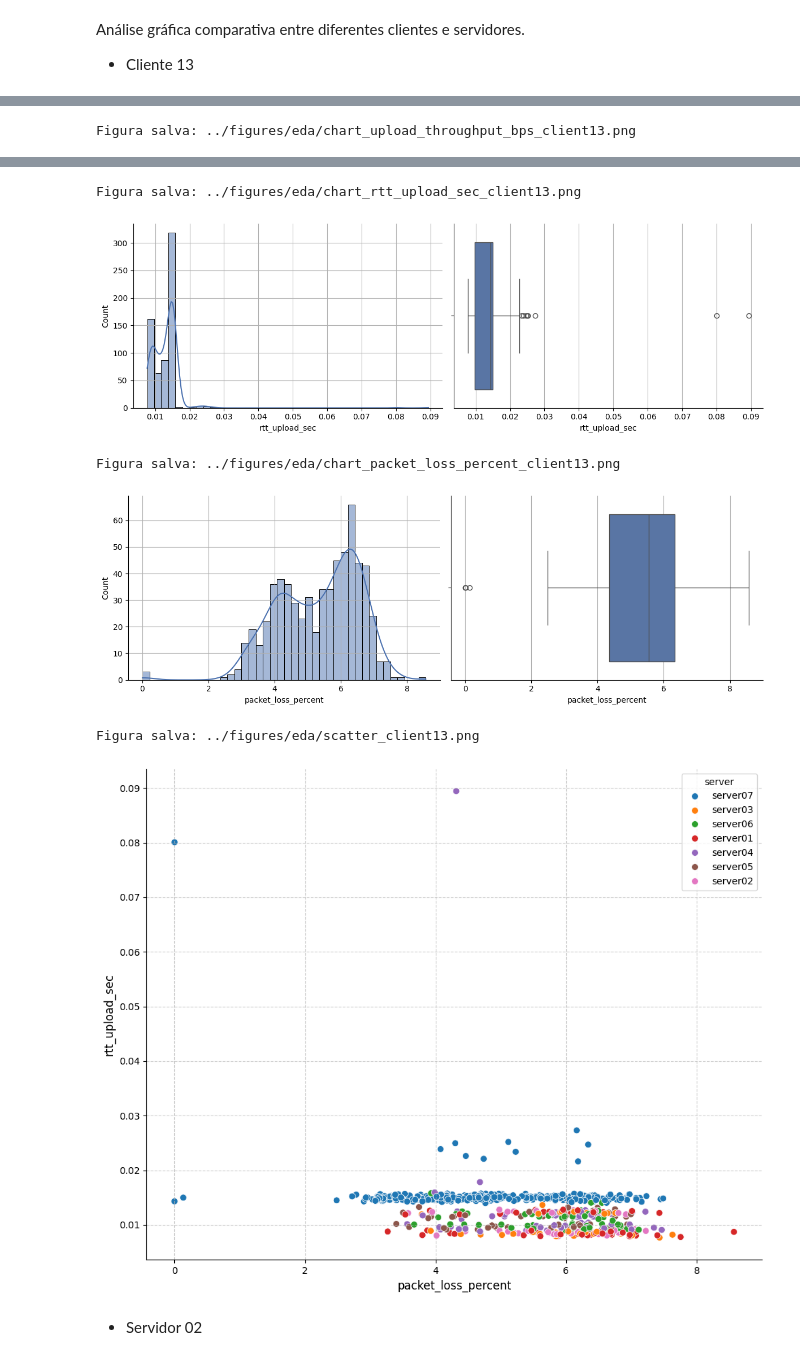
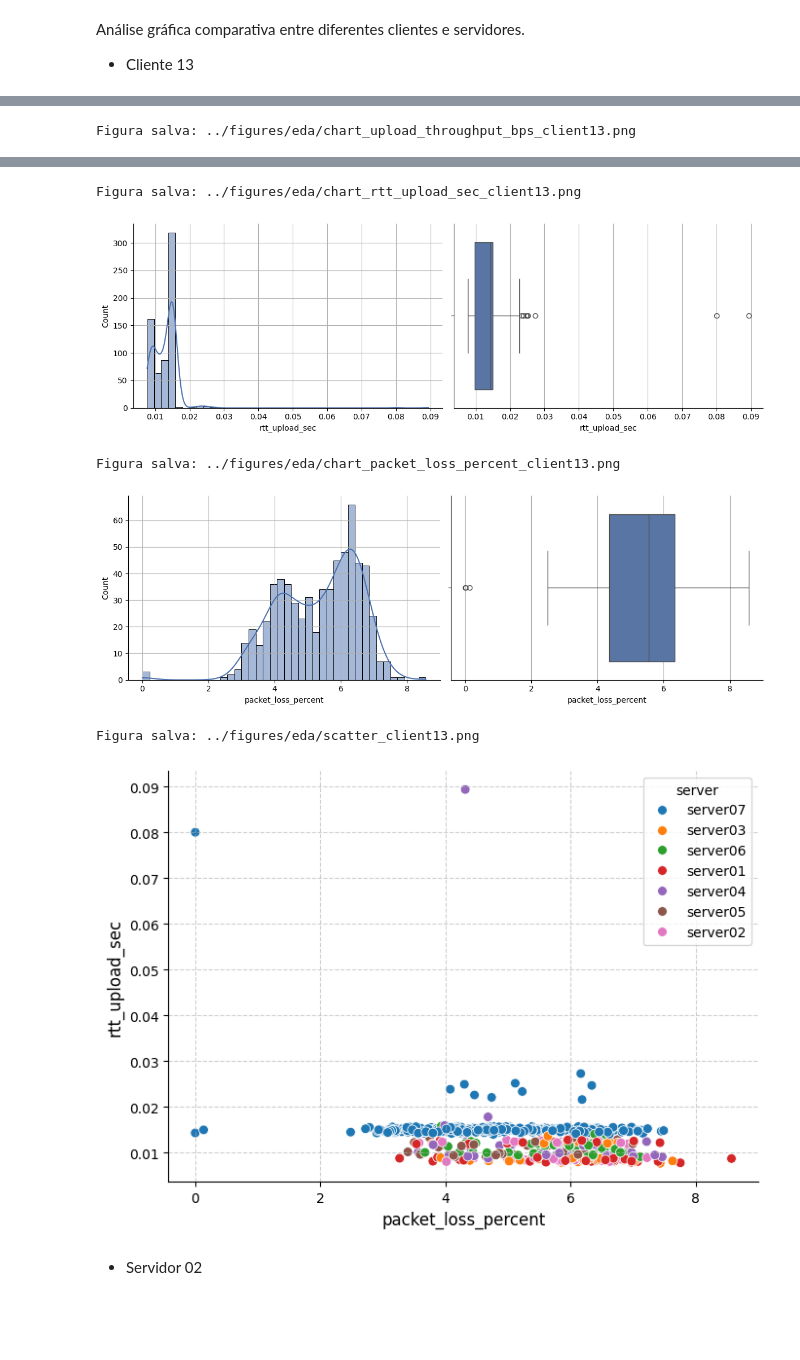
Before and after one commit to barros-jv/statistical-inference-project, a Jupyter notebook: notebooks/01_eda.ipynb, the cells around one changed output, grey strips where cells are left out. Cells and saved outputs as stored; diff of their text form; code cells hidden in the pictures; blank space fills up the shorter version.

```diff
--- a/notebooks/01_eda.ipynb
+++ b/notebooks/01_eda.ipynb
@@ -469,35 +469,35 @@ for col in [col for col in df_cliente.columns if col not in ['timestamp','client
     plt.tight_layout()
     filename = f"chart_{col}_{CLIENTE_ALVO}.png"
     savefig(FIG_DIR, filename, dpi=300)
     plt.show()
 
-fig_scatter, ax_scatter = plt.subplots(figsize=(10, 8))
+fig_scatter, ax_scatter = plt.subplots(figsize=(7, 5))
 sns.scatterplot(data=df_cliente, x=VAR_X,  y=VAR_Y, hue=server_col, palette='tab10', s=50, ax=ax_scatter)
 #ax_scatter.set_title(f'Relação entre {VAR_X} e {VAR_Y} para {nome_formatado}', fontsize=16)
 ax_scatter.set_xlabel(VAR_X, fontsize=12)
 ax_scatter.set_ylabel(VAR_Y, fontsize=12)
 
 plt.legend(title=server_col)
 plt.grid(True, linestyle='--', alpha=0.6)
 plt.tight_layout()
 
 filename_scatter = f"scatter_{CLIENTE_ALVO}.png"
 savefig(FIG_DIR, filename_scatter, dpi=300)
 plt.show()
 plt.close(fig_scatter)
 # %% [output]
 Figura salva: ../figures/eda/chart_download_throughput_bps_client13.png
 [figure]
 Figura salva: ../figures/eda/chart_rtt_download_sec_client13.png
 [figure]
 Figura salva: ../figures/eda/chart_upload_throughput_bps_client13.png
 [figure]
 Figura salva: ../figures/eda/chart_rtt_upload_sec_client13.png
 [figure]
 Figura salva: ../figures/eda/chart_packet_loss_percent_client13.png
 [figure]
 Figura salva: ../figures/eda/scatter_client13.png
-[figure, old version]
+[figure, new version]
 # %% [markdown]
 - Servidor 02
 # %%
```
Also changed, not shown: parts of 1 cell of this notebook, 15 other files.
